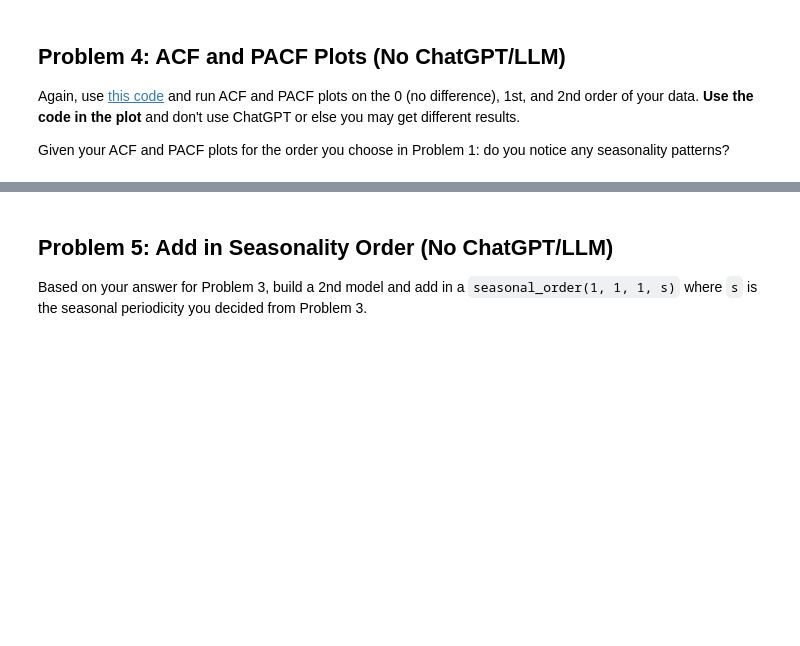
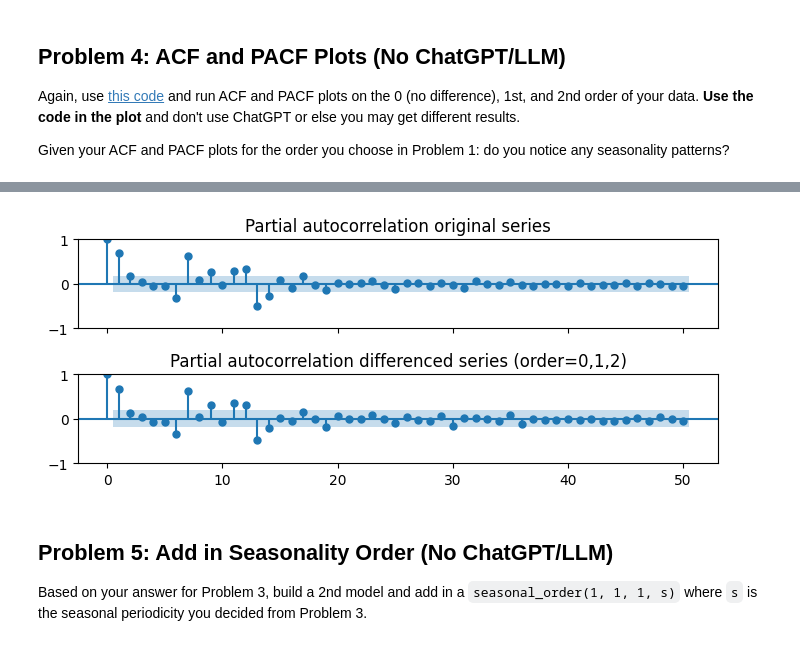
Before and after one commit to oekwonu/dsba6211-summer2024-labs, a Jupyter notebook: notebooks/dsba6211_summer2024_lab7.ipynb, the cells around one changed output, grey strips where cells are left out. Drawn from its saved outputs; the diff is of its cells as text; code cells hidden in the pictures; blank space fills up the shorter version.

```diff
--- a/notebooks/dsba6211_summer2024_lab7.ipynb
+++ b/notebooks/dsba6211_summer2024_lab7.ipynb
@@ -126,3 +155,12 @@ Given your ACF and PACF plots for the order you choose in Problem 1: do you noti
+# %%
+fig, axs = plt.subplots(nrows=2, ncols=1, figsize=(7, 3), sharex=True)
+plot_pacf(df, ax=axs[0], lags=50, alpha=0.05)
+axs[0].set_title('Partial autocorrelation original series')
+plot_pacf(data_train, ax=axs[1], lags=50, alpha=0.05)
+axs[1].set_title('Partial autocorrelation differenced series (order=0,1,2)');
+plt.tight_layout();
+# %% [output]
+[figure, added]
 # %% [markdown]
 ## Problem 5: Add in Seasonality Order (No ChatGPT/LLM)
 
```
Also changed, not shown: parts of 16 cells of this notebook.
